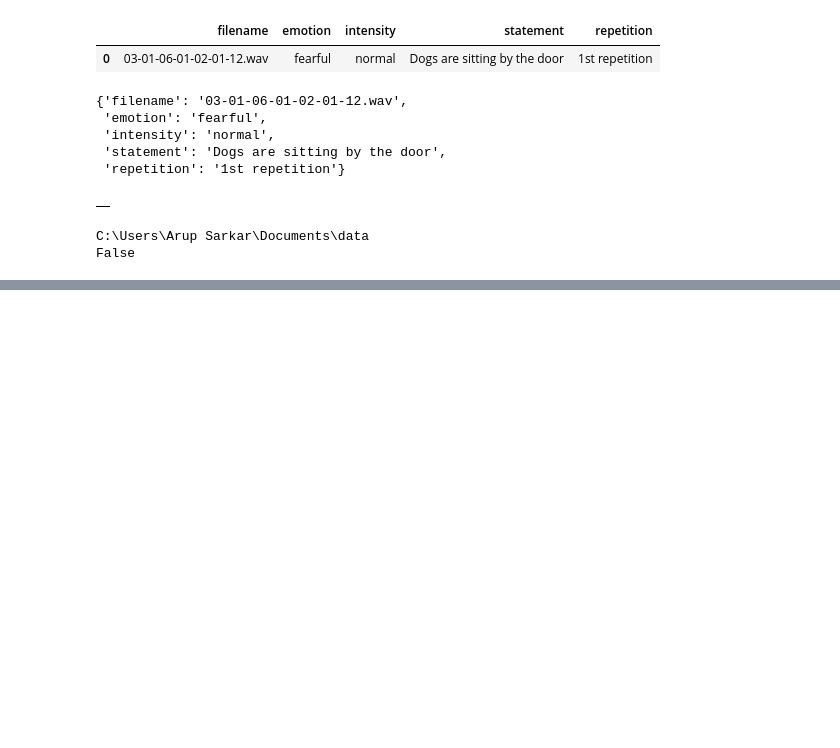
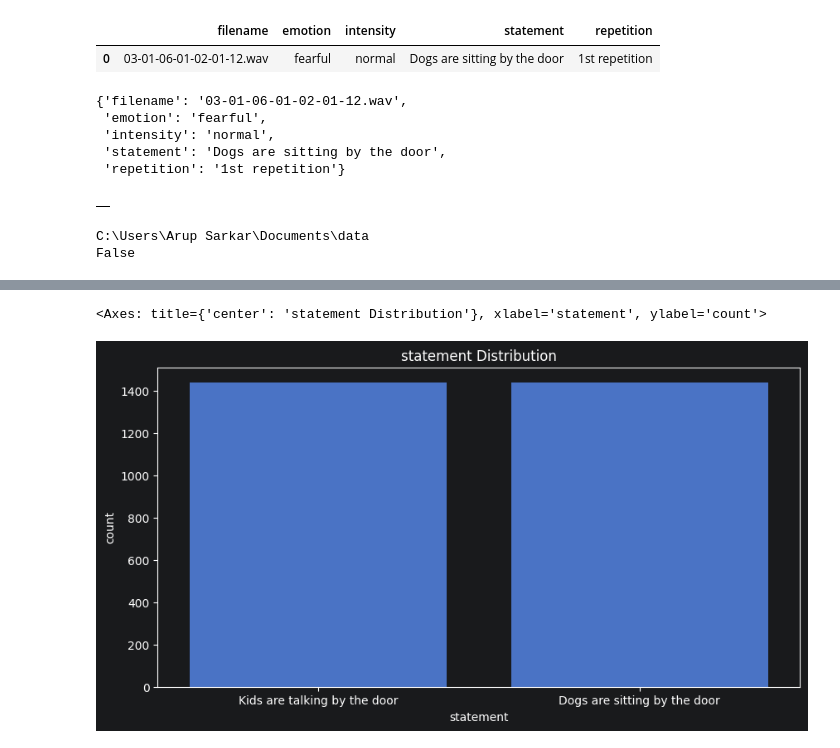
Before and after one commit to aviksarkar0204-stack/EmoWave-, a Jupyter notebook: Notebook/01_exploration.ipynb, the cells around one changed output, grey strips where cells are left out. Saved outputs shown, nothing was run; the diff lists cells and outputs as text; code cells hidden in the pictures; blank space fills up the shorter version.

```diff
--- a/Notebook/01_exploration.ipynb
+++ b/Notebook/01_exploration.ipynb
@@ -89,0 +138,7 @@ False
+# %%
+plt.figure(figsize=(10, 5))
+plt.title("statement Distribution")
+sns.countplot(x='statement',data=df)
+# %% [output]
+<Axes: title={'center': 'statement Distribution'}, xlabel='statement', ylabel='count'>
+[figure, added]
```
Also changed, not shown: parts of 7 cells of this notebook.
